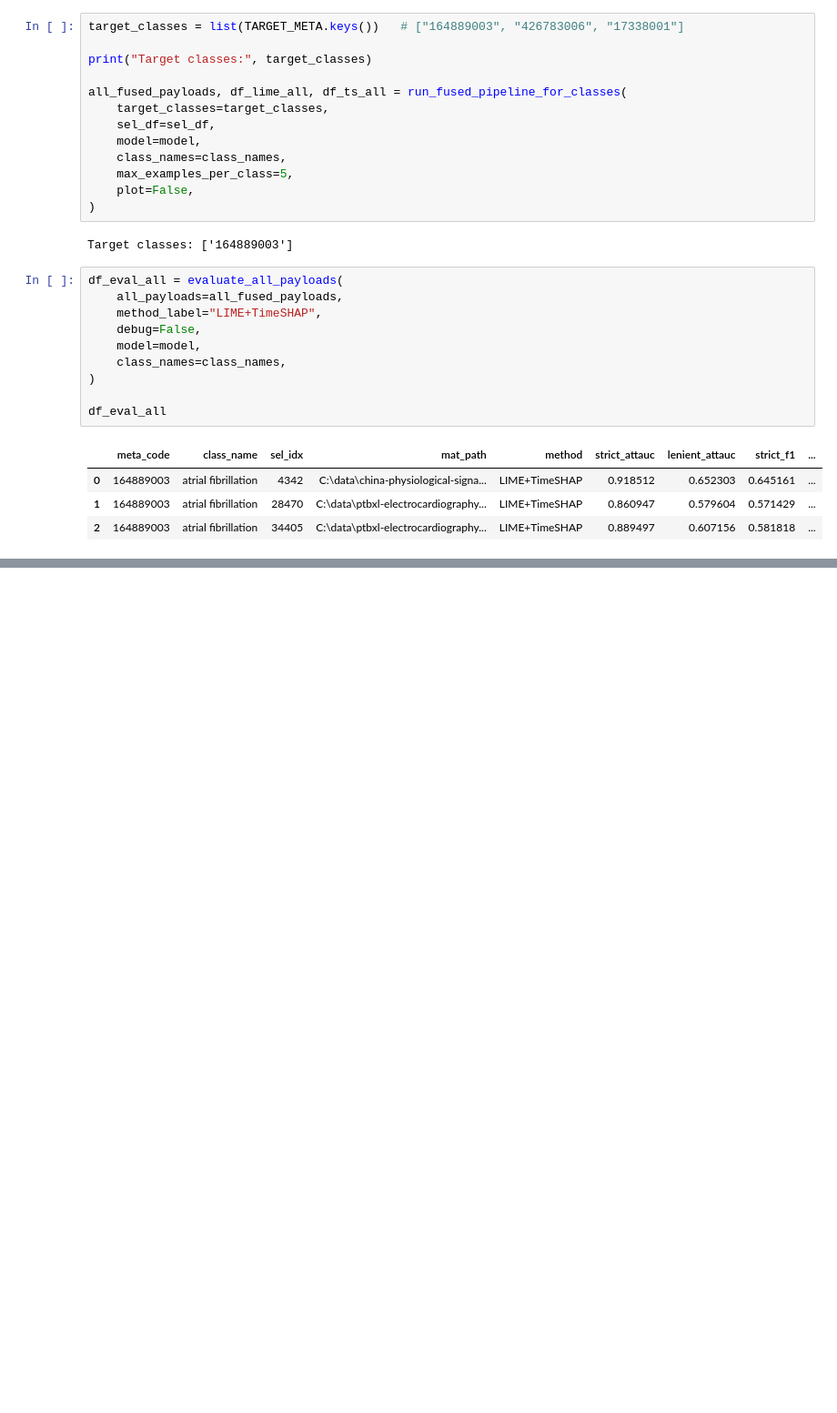
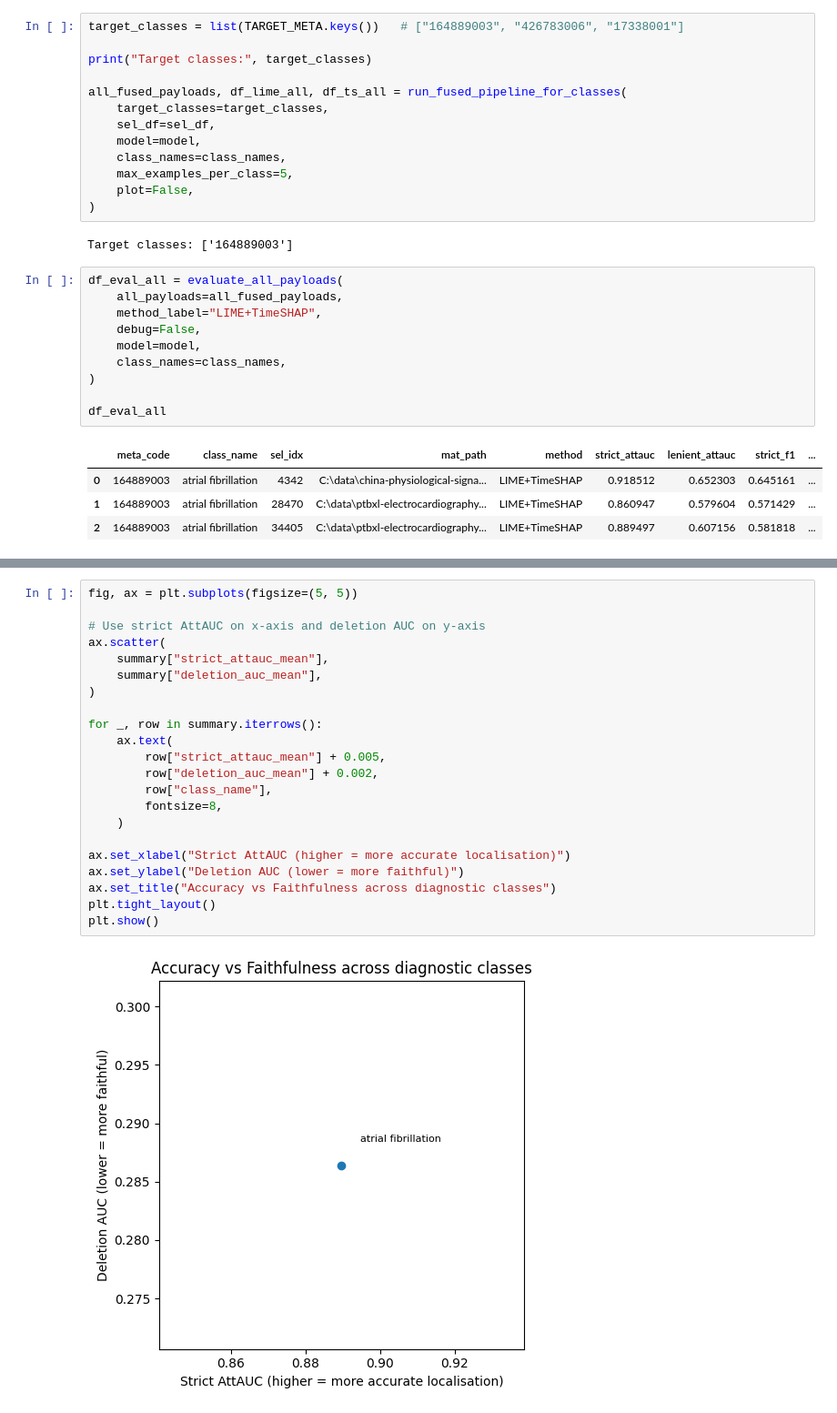
Before and after one commit to nareshwar/ecg-xai, a Jupyter notebook: notebook/ecg-xai.ipynb, the cells around one changed output, grey strips where cells are left out. Shown: that part at 91% size. Saved outputs shown, nothing was run; the diff lists cells and outputs as text; blank space fills up the shorter version.

```diff
--- a/notebook/ecg-xai.ipynb
+++ b/notebook/ecg-xai.ipynb
@@ -148,0 +236,24 @@ Top tokens:
+# %%
+fig, ax = plt.subplots(figsize=(5, 5))
+
+# Use strict AttAUC on x-axis and deletion AUC on y-axis
+ax.scatter(
+    summary["strict_attauc_mean"],
+    summary["deletion_auc_mean"],
+)
+
+for _, row in summary.iterrows():
+    ax.text(
+        row["strict_attauc_mean"] + 0.005,
+        row["deletion_auc_mean"] + 0.002,
+        row["class_name"],
+        fontsize=8,
+    )
+
+ax.set_xlabel("Strict AttAUC (higher = more accurate localisation)")
+ax.set_ylabel("Deletion AUC (lower = more faithful)")
+ax.set_title("Accuracy vs Faithfulness across diagnostic classes")
+plt.tight_layout()
+plt.show()
+# %% [output]
+[figure, added]
```
Also changed, not shown: parts of 5 cells of this notebook, 2 other files.
